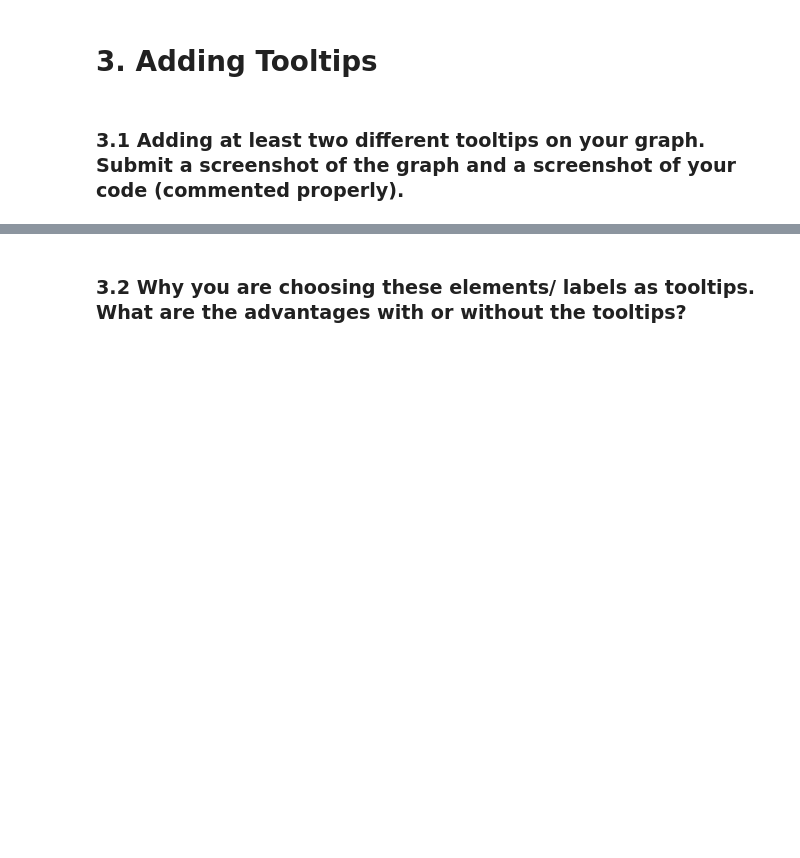
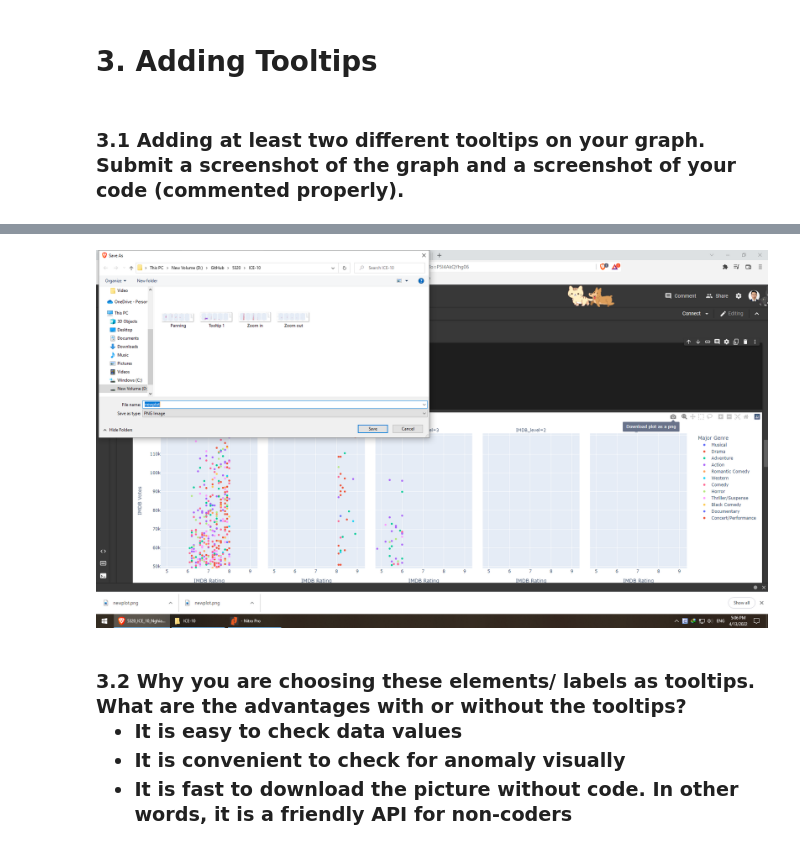
Before and after one commit to teohangxanh/5320, a Jupyter notebook: ICE-10/5320_ICE_10_Nghia_Dang.ipynb, the cells around one changed output, grey strips where cells are left out. Saved outputs shown, nothing was run; the diff lists cells and outputs as text; code cells hidden in the pictures; blank space fills up the shorter version.

```diff
--- a/ICE-10/5320_ICE_10_Nghia_Dang.ipynb
+++ b/ICE-10/5320_ICE_10_Nghia_Dang.ipynb
@@ -136,3 +143,14 @@ properly).
+# %%
+# Tooltip 2 effect: We can download a modified (after spanning or zooming) picture
+tt2 = 'https://raw.githubusercontent.com/teohangxanh/5320/main/ICE-10/Tooltip%202.png' # url to the screenshot
+im = Image.open(requests.get(tt2, stream=True).raw) # Save the image to the variable
+im
+# %% [output]
+[figure, added]
 # %% [markdown]
 <h3> 3.2 Why you are choosing these elements/ labels as tooltips. What are
 the advantages with or without the tooltips?
+
+* It is easy to check data values
+* It is convenient to check for anomaly visually
+* It is fast to download the picture without code. In other words, it is a friendly API for non-coders
```
Also changed, not shown: parts of 4 cells of this notebook.
